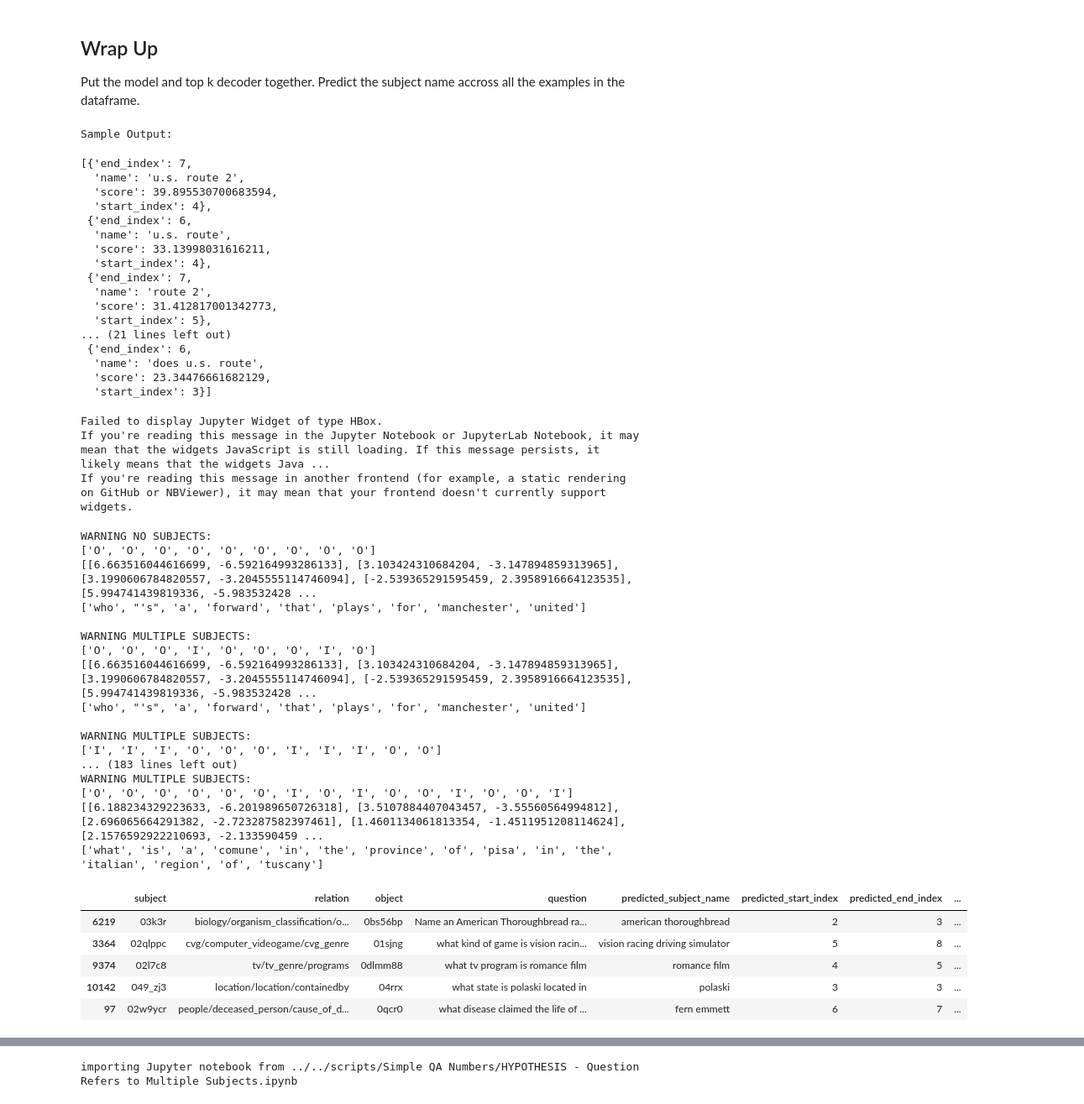
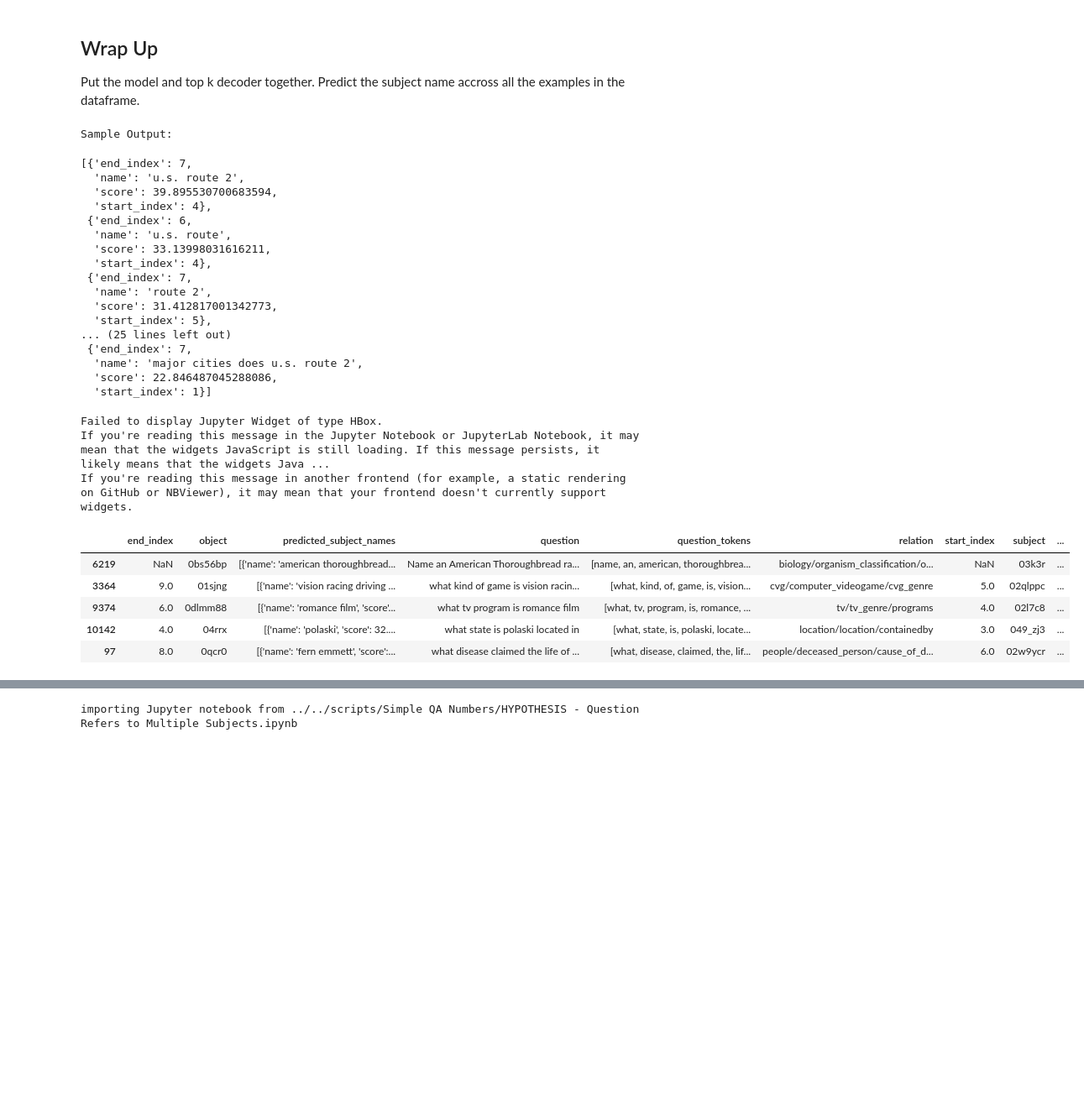
Before and after one commit to PetrochukM/Simple-QA-EMNLP-2018, a Jupyter notebook: scripts/Simple QA End-To-End/Step 1 - Predict Subject Name.ipynb, the cells around one changed output, grey strips where cells are left out. Shown at 84% size. Cells and saved outputs as stored; diff of their text form; code cells hidden in the pictures; blank space fills up the shorter version.

```diff
--- a/scripts/Simple QA End-To-End/Step 1 - Predict Subject Name.ipynb
+++ b/scripts/Simple QA End-To-End/Step 1 - Predict Subject Name.ipynb
@@ -212,7 +212,7 @@ import re
 def predict_subject_name(tokens):
     # Predict Tags
     predicted = predictor.predict_json({'sentence': ' '.join(tokens)}, 0)
-    viterbi_paths, viterbi_scores = viterbi_tags(predicted['logits'], predicted['mask'], 20)
+    viterbi_paths, viterbi_scores = viterbi_tags(predicted['logits'], predicted['mask'], 25)
 
     predicted_subject_names = []
     for tags, score in zip(viterbi_paths, viterbi_scores):
@@ -251,57 +251,36 @@ Sample Output:
   'name': 'route 2',
   'score': 31.412817001342773,
   'start_index': 5},
-... (21 lines left out)
- {'end_index': 6,
-  'name': 'does u.s. route',
-  'score': 23.34476661682129,
-  'start_index': 3}]
+... (25 lines left out)
+ {'end_index': 7,
+  'name': 'major cities does u.s. route 2',
+  'score': 22.846487045288086,
+  'start_index': 1}]
 # %%
 import pandas as pd
 from numpy import nan
 
 preprocess = importlib.import_module(
                 "scripts.Simple QA Models.Subject Recognition Data").preprocess
 tokenize = importlib.import_module(
                 "scripts.Simple QA Models.Subject Recognition Data").spacy_tokenize
 
 def add_predicted_subject_name(row):
-    tokens = tokenize(preprocess(text))
-    predicted_subject_name, start_index, end_index, question_tokens, confidence = predict_subject_name(row['question'])
-    if len(predicted_subject_name) > 0:
-        row['predicted_subject_name'] = predicted_subject_name
-        row['predicted_start_index'] = start_index
-        row['predicted_end_index'] = end_index
-        row['question_tokens'] = question_tokens
-        row['tag_confidence'] = confidence
+    question_tokens = tokenize(preprocess(row['question']))
+    predicted_subject_names = predict_subject_name(question_tokens)
+    row['predicted_subject_names'] = predicted_subject_names
+    row['question_tokens'] = question_tokens
     return row
 
 df_dev = df_dev.progress_apply(add_predicted_subject_name, axis=1)
 df_dev[:5]
 # %% [output]
 Failed to display Jupyter Widget of type HBox.
 If you're reading this message in the Jupyter Notebook or JupyterLab Notebook, it may mean that the widgets JavaScript is still loading. If this message persists, it likely means that the widgets Java ...
 If you're reading this message in another frontend (for example, a static rendering on GitHub or NBViewer), it may mean that your frontend doesn't currently support widgets.
-WARNING NO SUBJECTS:
-['O', 'O', 'O', 'O', 'O', 'O', 'O', 'O', 'O']
-[[6.663516044616699, -6.592164993286133], [3.103424310684204, -3.147894859313965], [3.1990606784820557, -3.2045555114746094], [-2.539365291595459, 2.3958916664123535], [5.994741439819336, -5.983532428 ...
-['who', "'s", 'a', 'forward', 'that', 'plays', 'for', 'manchester', 'united']
-
-WARNING MULTIPLE SUBJECTS:
-['O', 'O', 'O', 'I', 'O', 'O', 'O', 'I', 'O']
-[[6.663516044616699, -6.592164993286133], [3.103424310684204, -3.147894859313965], [3.1990606784820557, -3.2045555114746094], [-2.539365291595459, 2.3958916664123535], [5.994741439819336, -5.983532428 ...
-['who', "'s", 'a', 'forward', 'that', 'plays', 'for', 'manchester', 'united']
-
-WARNING MULTIPLE SUBJECTS:
-['I', 'I', 'I', 'O', 'O', 'O', 'I', 'I', 'I', 'O', 'O']
-... (183 lines left out)
-WARNING MULTIPLE SUBJECTS:
-['O', 'O', 'O', 'O', 'O', 'O', 'I', 'O', 'I', 'O', 'O', 'I', 'O', 'O', 'I']
-[[6.188234329223633, -6.201989650726318], [3.5107884407043457, -3.55560564994812], [2.696065664291382, -2.723287582397461], [1.4601134061813354, -1.4511951208114624], [2.1576592922210693, -2.133590459 ...
-['what', 'is', 'a', 'comune', 'in', 'the', 'province', 'of', 'pisa', 'in', 'the', 'italian', 'region', 'of', 'tuscany']
-|  | subject | relation | object | question | predicted_subject_name | predicted_start_index | predicted_end_index | ... |
-| 6219 | 03k3r | biology/organism_classification/o... | 0bs56bp | Name an American Thoroughbread ra... | american thoroughbread | 2 | 3 | ... |
-| 3364 | 02qlppc | cvg/computer_videogame/cvg_genre | 01sjng | what kind of game is vision racin... | vision racing driving simulator | 5 | 8 | ... |
-| 9374 | 02l7c8 | tv/tv_genre/programs | 0dlmm88 | what tv program is romance film | romance film | 4 | 5 | ... |
-| 10142 | 049_zj3 | location/location/containedby | 04rrx | what state is polaski located in | polaski | 3 | 3 | ... |
-| 97 | 02w9ycr | people/deceased_person/cause_of_d... | 0qcr0 | what disease claimed the life of ... | fern emmett | 6 | 7 | ... |
+|  | end_index | object | predicted_subject_names | question | question_tokens | relation | start_index | subject | ... |
+| 6219 | NaN | 0bs56bp | [{'name': 'american thoroughbread... | Name an American Thoroughbread ra... | [name, an, american, thoroughbrea... | biology/organism_classification/o... | NaN | 03k3r | ... |
+| 3364 | 9.0 | 01sjng | [{'name': 'vision racing driving ... | what kind of game is vision racin... | [what, kind, of, game, is, vision... | cvg/computer_videogame/cvg_genre | 5.0 | 02qlppc | ... |
+| 9374 | 6.0 | 0dlmm88 | [{'name': 'romance film', 'score'... | what tv program is romance film | [what, tv, program, is, romance, ... | tv/tv_genre/programs | 4.0 | 02l7c8 | ... |
+| 10142 | 4.0 | 04rrx | [{'name': 'polaski', 'score': 32.... | what state is polaski located in | [what, state, is, polaski, locate... | location/location/containedby | 3.0 | 049_zj3 | ... |
+| 97 | 8.0 | 0qcr0 | [{'name': 'fern emmett', 'score':... | what disease claimed the life of ... | [what, disease, claimed, the, lif... | people/deceased_person/cause_of_d... | 6.0 | 02w9ycr | ... |
```
Also changed, not shown: parts of 7 cells of this notebook, 4 other files.
